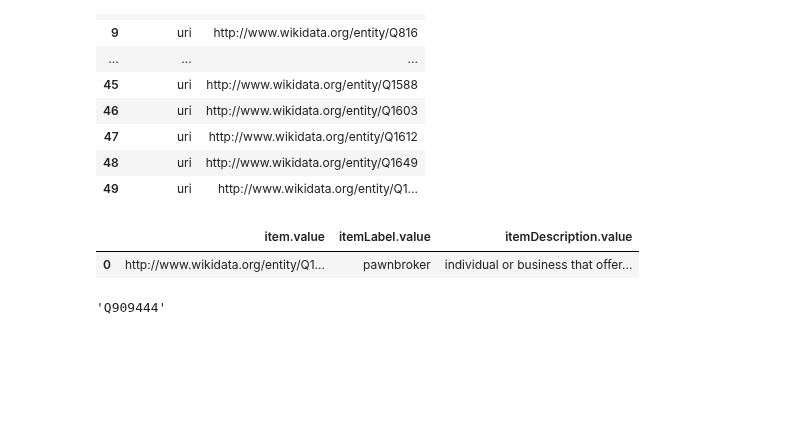
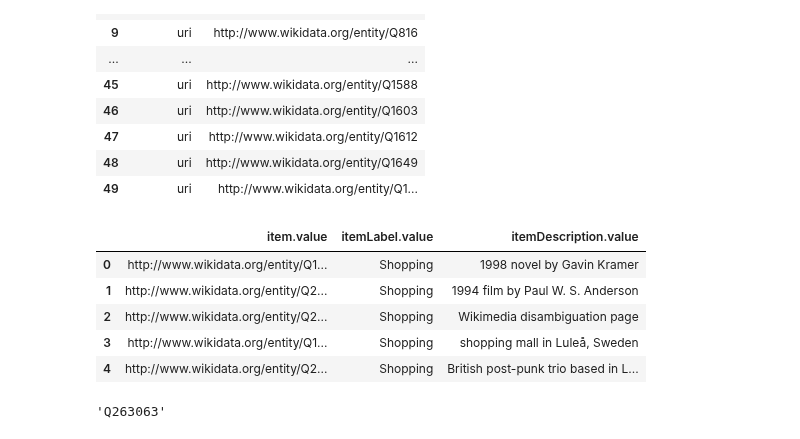
Before and after one commit to christiannielsen98/DVML-P7, a Jupyter notebook: Code/wikidata_subset_extract.ipynb, the cells around one changed output. Saved outputs shown, nothing was run; the diff lists cells and outputs as text; code cells hidden in the pictures; blank space fills up the shorter version.

Commit message:
wikidata categories extract updates

```diff
--- a/Code/wikidata_subset_extract.ipynb
+++ b/Code/wikidata_subset_extract.ipynb
@@ -71,7 +60,7 @@ wikidata_query(sparql_query=query_all_us_states)
 # %%
 def wikidata_query_categories(category: str):
     # From https://www.wikidata.org/wiki/Wikidata:SPARQL_query_service/queries/examples#Cats
-    user_agent = "WDQS-example Python/%s.%s" % (sys.version_info[0], sys.version_info[1])
+    user_agent = "Yelp knowledge graph mapping/%s.%s" % (sys.version_info[0], sys.version_info[1])
     sparql = SPARQLWrapper("https://query.wikidata.org/sparql", agent=user_agent)
     sparql.setQuery(f"""
                     SELECT distinct ?item ?itemLabel ?itemDescription WHERE{{
@@ -87,14 +76,18 @@ def wikidata_query_categories(category: str):
     results_df = pd.json_normalize(results['results']['bindings'])
     return results_df
 # %%
-wikidata_query_categories('pawn shop')[['item.value', 'itemLabel.value', 'itemDescription.value']].head()
+wikidata_query_categories('Shopping')[['item.value', 'itemLabel.value', 'itemDescription.value']].head()
 # %% [output]
 |  | item.value | itemLabel.value | itemDescription.value |
-| 0 | http://www.wikidata.org/entity/Q1... | pawnbroker | individual or business that offer... |
+| 0 | http://www.wikidata.org/entity/Q1... | Shopping | 1998 novel by Gavin Kramer |
+| 1 | http://www.wikidata.org/entity/Q2... | Shopping | 1994 film by Paul W. S. Anderson |
+| 2 | http://www.wikidata.org/entity/Q2... | Shopping | Wikimedia disambiguation page |
+| 3 | http://www.wikidata.org/entity/Q1... | Shopping | shopping mall in Luleå, Sweden |
+| 4 | http://www.wikidata.org/entity/Q2... | Shopping | British post-punk trio based in L... |
 # %%
-wikidata_query_categories('garden')['item.value'][0][31:]
+wikidata_query_categories('restaurant')['item.value'][0][31:]
 # %% [output]
-'Q909444'
+'Q263063'
 # %%
 biz = pd.read_json(get_path("yelp_academic_dataset_business.json"), lines=True)
 
```
Also changed, not shown: parts of 40 cells of this notebook, 6 other files.
